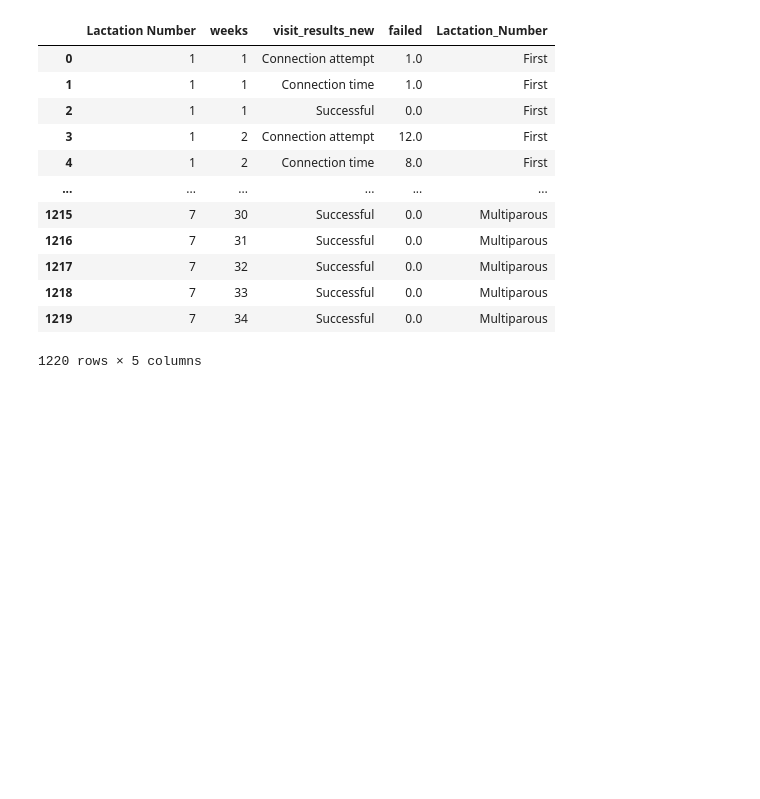
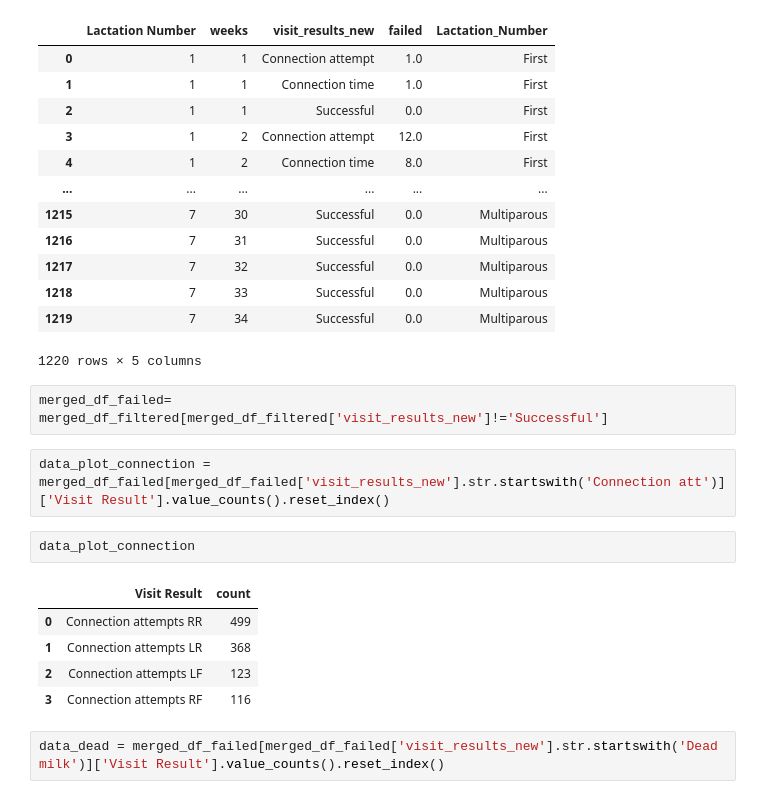
Before and after one commit to rajeshneupane7/failed_milking, a Jupyter notebook: processing.ipynb, the cells around one changed output. Drawn from its saved outputs; the diff is of its cells as text; blank space fills up the shorter version.

```diff
--- a/processing.ipynb
+++ b/processing.ipynb
@@ -256,3 +289,17 @@ weekly_frequency
 | 1218 | 7 | 33 | Successful | 0.0 | Multiparous |
 | 1219 | 7 | 34 | Successful | 0.0 | Multiparous |
 1220 rows × 5 columns
+# %%
+merged_df_failed= merged_df_filtered[merged_df_filtered['visit_results_new']!='Successful']
+# %%
+data_plot_connection = merged_df_failed[merged_df_failed['visit_results_new'].str.startswith('Connection att')]['Visit Result'].value_counts().reset_index()
+# %%
+data_plot_connection
+# %% [output]
+|  | Visit Result | count |
+| 0 | Connection attempts RR | 499 |
+| 1 | Connection attempts LR | 368 |
+| 2 | Connection attempts LF | 123 |
+| 3 | Connection attempts RF | 116 |
+# %%
+data_dead = merged_df_failed[merged_df_failed['visit_results_new'].str.startswith('Dead milk')]['Visit Result'].value_counts().reset_index()
```
Also changed, not shown: parts of 12 cells of this notebook, 3 other files.
